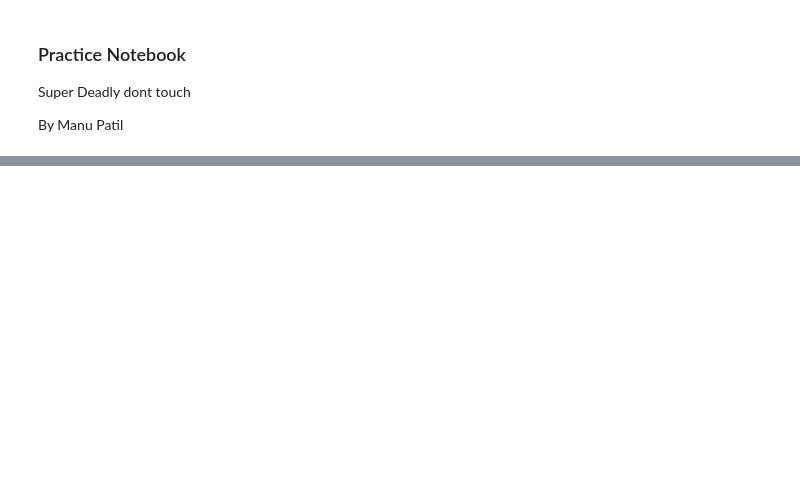
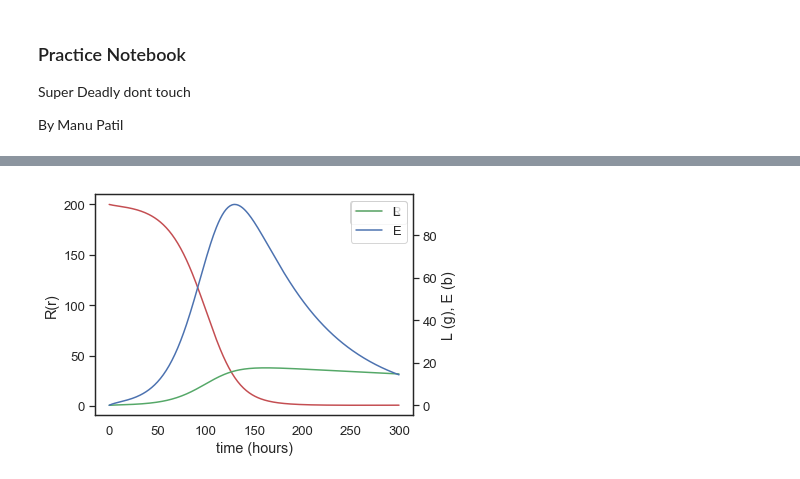
Before and after one commit to mpatil99/ModSimPy, a Jupyter notebook: code/hiv_model.ipynb, the cells around one changed output, grey strips where cells are left out. Cells and saved outputs as stored; diff of their text form; code cells hidden in the pictures; blank space fills up the shorter version.

```diff
--- a/code/hiv_model.ipynb
+++ b/code/hiv_model.ipynb
@@ -92,0 +88,19 @@ plot(frame.V);
+# %%
+system = make_system(1.36, .00136, .2, .00027, .1, .036 , 2, .33, 100,1/24)
+frame = run_simulation(system, update_func);
+#print(frame)
+fig1 = plt.figure()
+ax1 = fig1.add_subplot(111)
+ax1.plot(frame.R, 'r')
+ax1.set_ylabel("R(r)")
+ax1.set_xlabel("time (hours)")
+decorate();
+
+ax2 = ax1.twinx()
+ax2.set_yscale('linear')
+ax2.plot(frame.L, 'g')
+ax2.plot(frame.E, 'b')
+ax2.set_ylabel('L (g), E (b)')
+decorate();
+# %% [output]
+[figure, added]
```
Also changed, not shown: parts of 5 cells of this notebook, 1 other file.
